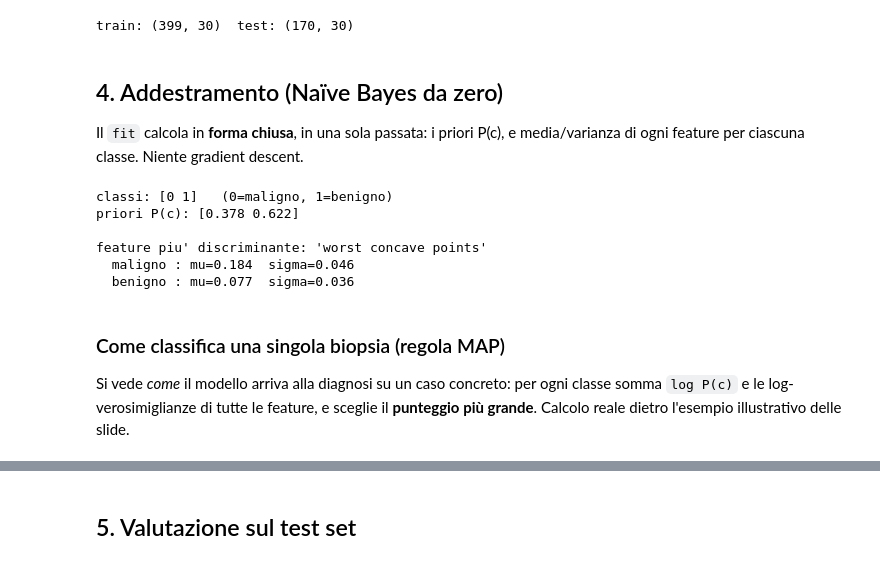
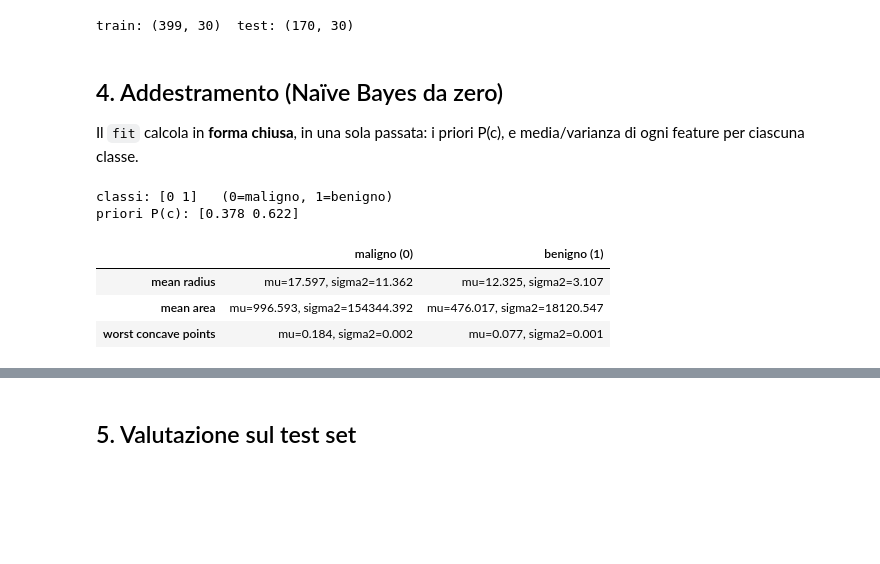
Before and after one commit to teobarby/ml, a Jupyter notebook: notebooks/classificazione_wdbc.ipynb, the cells around one changed output, grey strips where cells are left out. Cells and saved outputs as stored; diff of their text form; code cells hidden in the pictures; blank space fills up the shorter version.

Commit message:
sistemazione notebook classificazione_wdbc.ipynb

```diff
--- a/notebooks/classificazione_wdbc.ipynb
+++ b/notebooks/classificazione_wdbc.ipynb
@@ -66,24 +66,25 @@ train: (399, 30)  test: (170, 30)
 # %% [markdown]
 ## 4. Addestramento (Naïve Bayes da zero)
 
-Il `fit` calcola in **forma chiusa**, in una sola passata: i priori P(c), e media/varianza di ogni feature per ciascuna classe. Niente gradient descent.
+Il `fit` calcola in **forma chiusa**, in una sola passata: i priori P(c), e media/varianza di ogni feature per ciascuna classe.
 # %%
 nb = GaussianNaiveBayes().fit(X_train, y_train)
 print('classi:', nb.classes_, '  (0=maligno, 1=benigno)')
 print('priori P(c):', np.round(nb.priors_, 3))
-# esempio: mu e sigma della feature piu' discriminante, per le due classi
-j = np.argsort(np.abs(nb.theta_[0]-nb.theta_[1]) / np.sqrt(0.5*(nb.var_[0]+nb.var_[1])))[::-1][0]
-print(f'\nfeature piu\' discriminante: {feat[j]!r}')
-print('  maligno : mu=%.3f  sigma=%.3f' % (nb.theta_[0, j], np.sqrt(nb.var_[0, j])))
-print('  benigno : mu=%.3f  sigma=%.3f' % (nb.theta_[1, j], np.sqrt(nb.var_[1, j])))
+
+# esempio: i parametri appresi (mu, sigma^2) per 3 feature, una riga per classe
+ex = ['mean radius', 'mean area', 'worst concave points']
+cols = [feat.index(c) for c in ex]
+params = pd.DataFrame(
+    {f'{c}': [f'mu={nb.theta_[ic, j]:.3f}, sigma2={nb.var_[ic, j]:.3f}'
+              for ic in range(len(nb.classes_))]
+     for c, j in zip(ex, cols)},
+    index=['maligno (0)', 'benigno (1)'])
+params.T
 # %% [output]
 classi: [0 1]   (0=maligno, 1=benigno)
 priori P(c): [0.378 0.622]
-
-feature piu' discriminante: 'worst concave points'
-  maligno : mu=0.184  sigma=0.046
-  benigno : mu=0.077  sigma=0.036
+|  | maligno (0) | benigno (1) |
+| mean radius | mu=17.597, sigma2=11.362 | mu=12.325, sigma2=3.107 |
+| mean area | mu=996.593, sigma2=154344.392 | mu=476.017, sigma2=18120.547 |
+| worst concave points | mu=0.184, sigma2=0.002 | mu=0.077, sigma2=0.001 |
-# %% [markdown]
-### Come classifica una singola biopsia (regola MAP)
-
-Si vede *come* il modello arriva alla diagnosi su un caso concreto: per ogni classe somma `log P(c)` e le log-verosimiglianze di tutte le feature, e sceglie il **punteggio più grande**. Calcolo reale dietro l'esempio illustrativo delle slide.
```
Also changed, not shown: parts of 4 cells of this notebook.
